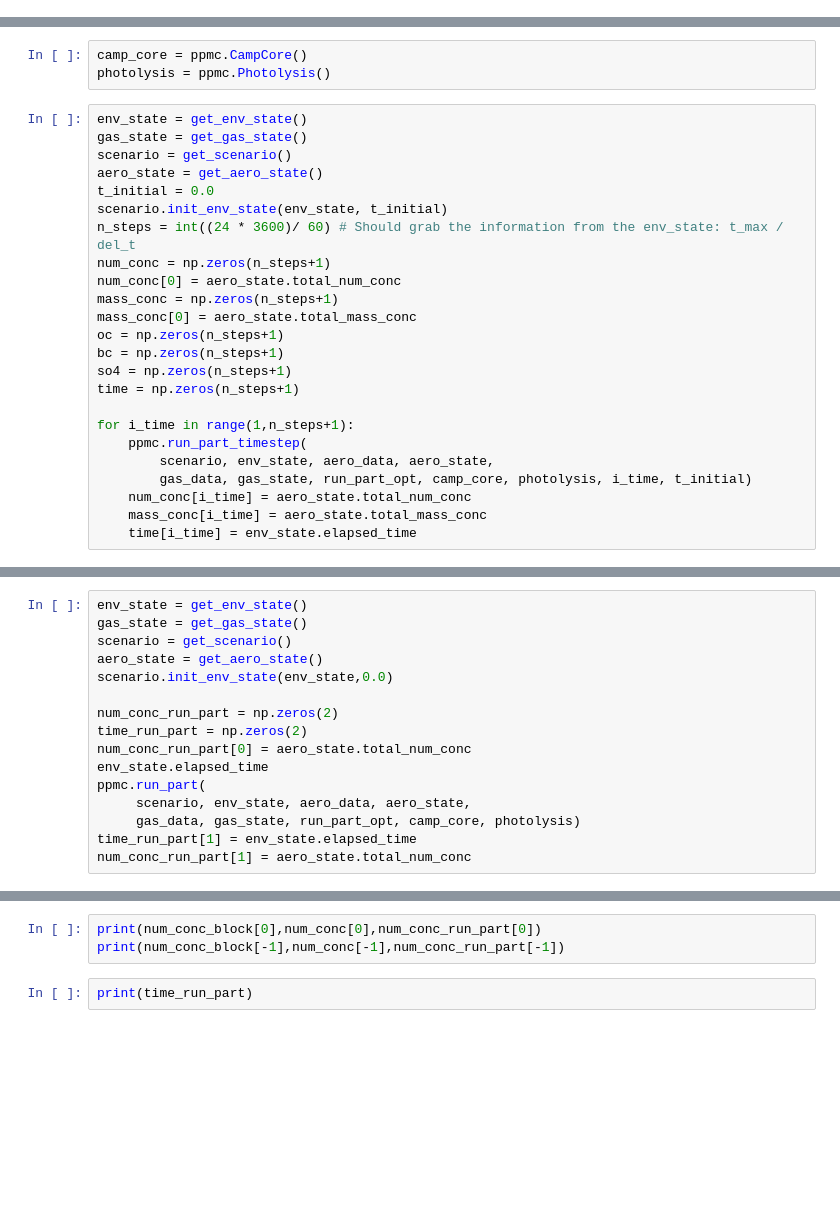
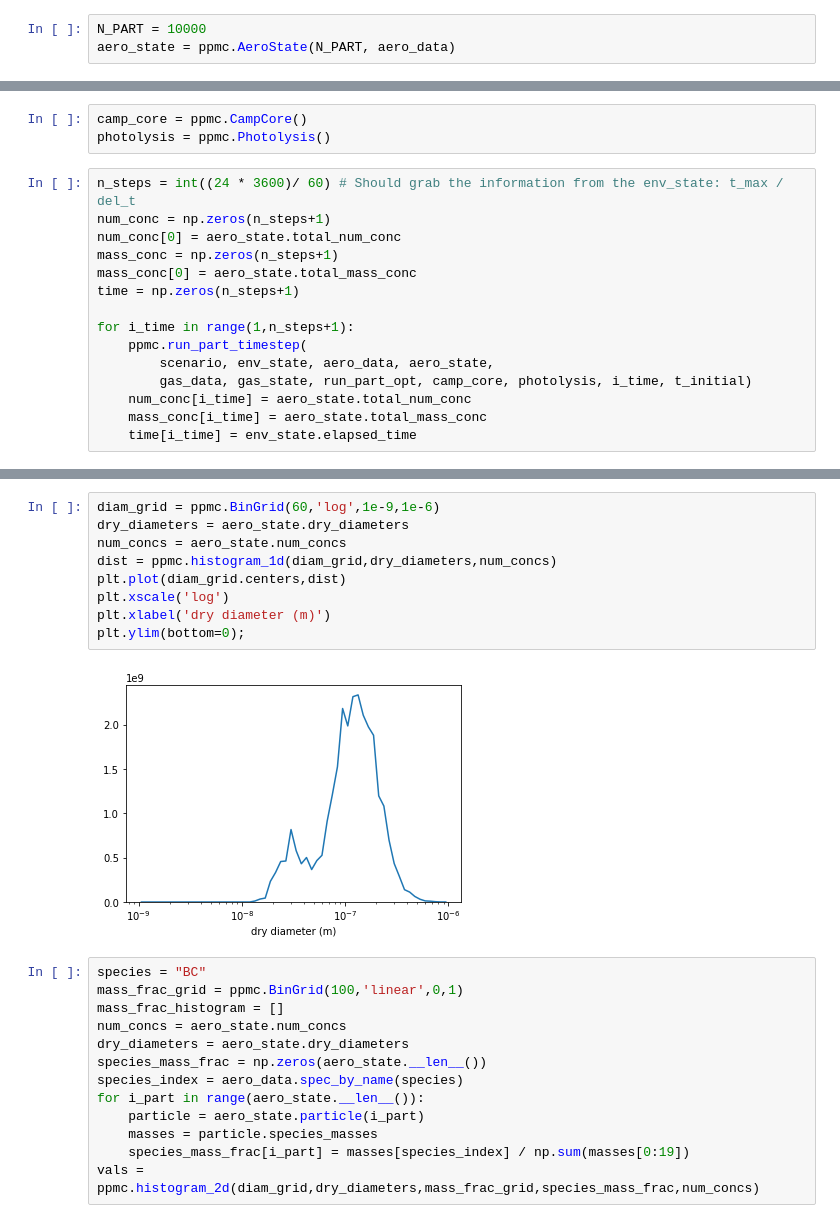
Before and after one commit to slayoo/PyPartMC-examples, a Jupyter notebook: notebooks/particle_simulation.ipynb, the cells around one changed output, grey strips where cells are left out. Drawn from its saved outputs; the diff is of its cells as text; blank space fills up the shorter version.

Commit message:
update simulation notebook to have plots

```diff
--- a/notebooks/particle_simulation.ipynb
+++ b/notebooks/particle_simulation.ipynb
@@ -116,3 +106,6 @@ def get_scenario():
+# %%
+N_PART = 10000
+aero_state = ppmc.AeroState(N_PART, aero_data)
 # %%
 run_part_opt = ppmc.RunPartOpt({
     "do_coagulation": True,
@@ -132,20 +125,11 @@ run_part_opt = ppmc.RunPartOpt({
 camp_core = ppmc.CampCore()
 photolysis = ppmc.Photolysis()
 # %%
-env_state = get_env_state()
-gas_state = get_gas_state()
-scenario = get_scenario()
-aero_state = get_aero_state()
-t_initial = 0.0
-scenario.init_env_state(env_state, t_initial)
 n_steps = int((24 * 3600)/ 60) # Should grab the information from the env_state: t_max / del_t
 num_conc = np.zeros(n_steps+1)
 num_conc[0] = aero_state.total_num_conc
 mass_conc = np.zeros(n_steps+1)
 mass_conc[0] = aero_state.total_mass_conc
-oc = np.zeros(n_steps+1)
-bc = np.zeros(n_steps+1)
-so4 = np.zeros(n_steps+1)
 time = np.zeros(n_steps+1)
 
 for i_time in range(1,n_steps+1):
@@ -209,16 +150,0 @@ plt.legend();
-# %%
-env_state = get_env_state()
-gas_state = get_gas_state()
-scenario = get_scenario()
-aero_state = get_aero_state()
-scenario.init_env_state(env_state,0.0)
-
-num_conc_run_part = np.zeros(2)
-time_run_part = np.zeros(2)
-num_conc_run_part[0] = aero_state.total_num_conc
-env_state.elapsed_time
-ppmc.run_part(
-     scenario, env_state, aero_data, aero_state,
-     gas_data, gas_state, run_part_opt, camp_core, photolysis)
-time_run_part[1] = env_state.elapsed_time
-num_conc_run_part[1] = aero_state.total_num_conc
@@ -238,5 +151,24 @@ plt.grid();
-# %%
-print(num_conc_block[0],num_conc[0],num_conc_run_part[0])
-print(num_conc_block[-1],num_conc[-1],num_conc_run_part[-1])
-# %%
-print(time_run_part)
+# %%
+diam_grid = ppmc.BinGrid(60,'log',1e-9,1e-6)
+dry_diameters = aero_state.dry_diameters
+num_concs = aero_state.num_concs
+dist = ppmc.histogram_1d(diam_grid,dry_diameters,num_concs)
+plt.plot(diam_grid.centers,dist)
+plt.xscale('log')
+plt.xlabel('dry diameter (m)')
+plt.ylim(bottom=0);
+# %% [output]
+[figure, added]
+# %%
+species = "BC"
+mass_frac_grid = ppmc.BinGrid(100,'linear',0,1)
+mass_frac_histogram = []
+num_concs = aero_state.num_concs
+dry_diameters = aero_state.dry_diameters
+species_mass_frac = np.zeros(aero_state.__len__())
+species_index = aero_data.spec_by_name(species)
+for i_part in range(aero_state.__len__()):
+    particle = aero_state.particle(i_part)
+    masses = particle.species_masses
+    species_mass_frac[i_part] = masses[species_index] / np.sum(masses[0:19])
+vals = ppmc.histogram_2d(diam_grid,dry_diameters,mass_frac_grid,species_mass_frac,num_concs)
```
Also changed, not shown: parts of 11 cells of this notebook.
